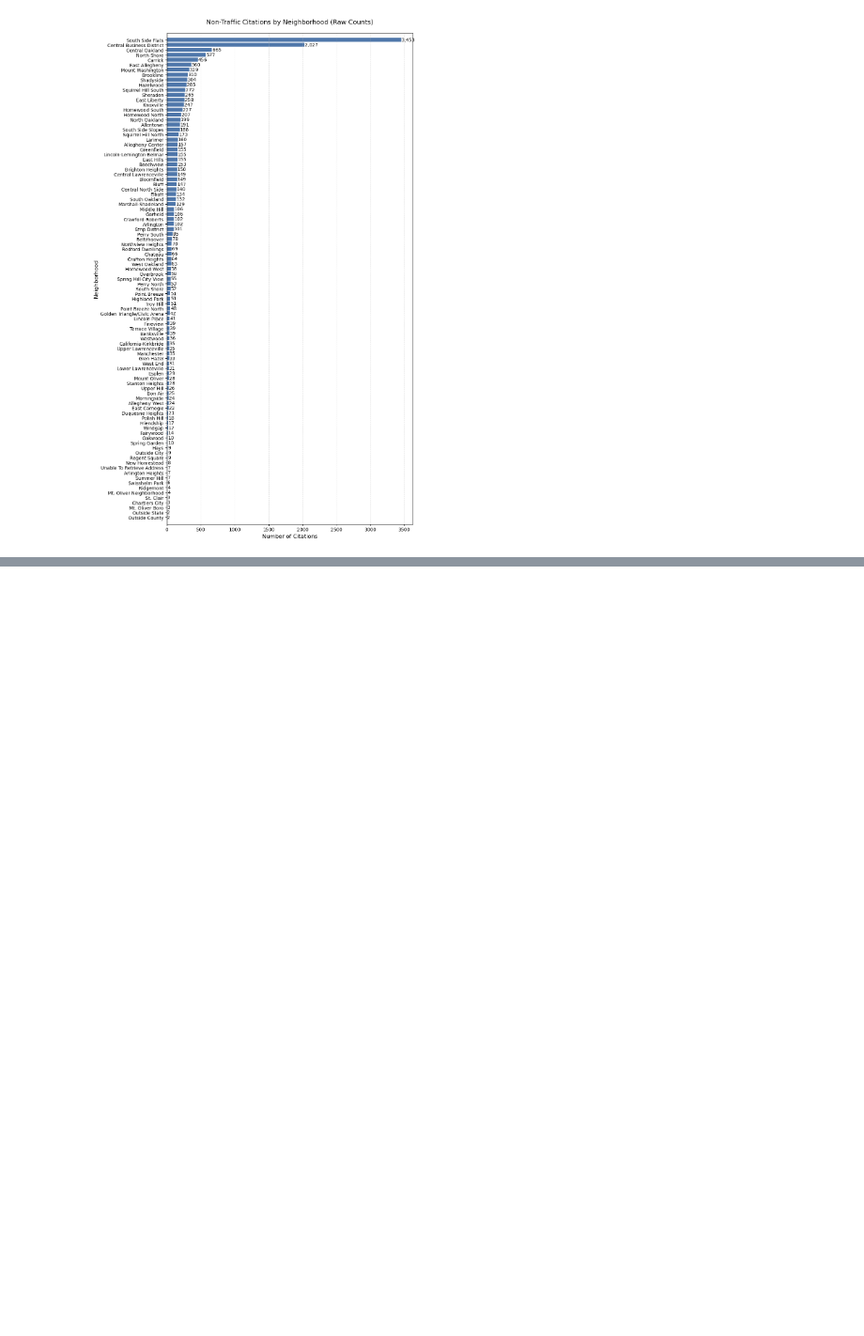
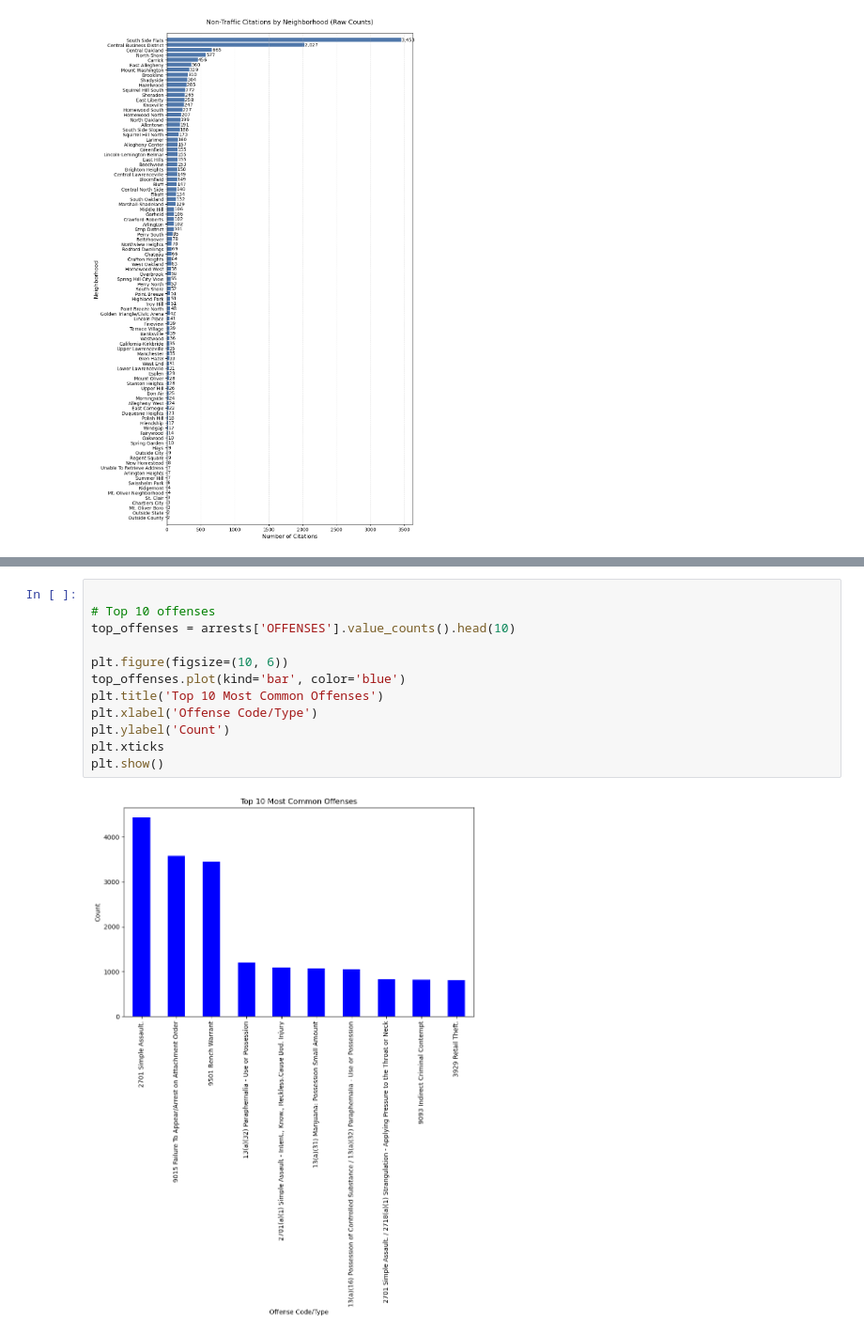
Before and after one commit to mariia-sierova/Final_Project, a Jupyter notebook: Presentation_Final.ipynb, the cells around one changed output, grey strips where cells are left out. Shown at 94% size. Drawn from its saved outputs; the diff is of its cells as text; blank space fills up the shorter version.

```diff
--- a/Presentation_Final.ipynb
+++ b/Presentation_Final.ipynb
@@ -195,0 +282,14 @@ plt.show()
+# %%
+
+# Top 10 offenses
+top_offenses = arrests['OFFENSES'].value_counts().head(10)
+
+plt.figure(figsize=(10, 6))
+top_offenses.plot(kind='bar', color='blue')
+plt.title('Top 10 Most Common Offenses')
+plt.xlabel('Offense Code/Type')
+plt.ylabel('Count')
+plt.xticks
+plt.show()
+# %% [output]
+[figure, added]
```
Also changed, not shown: parts of 8 cells of this notebook.
